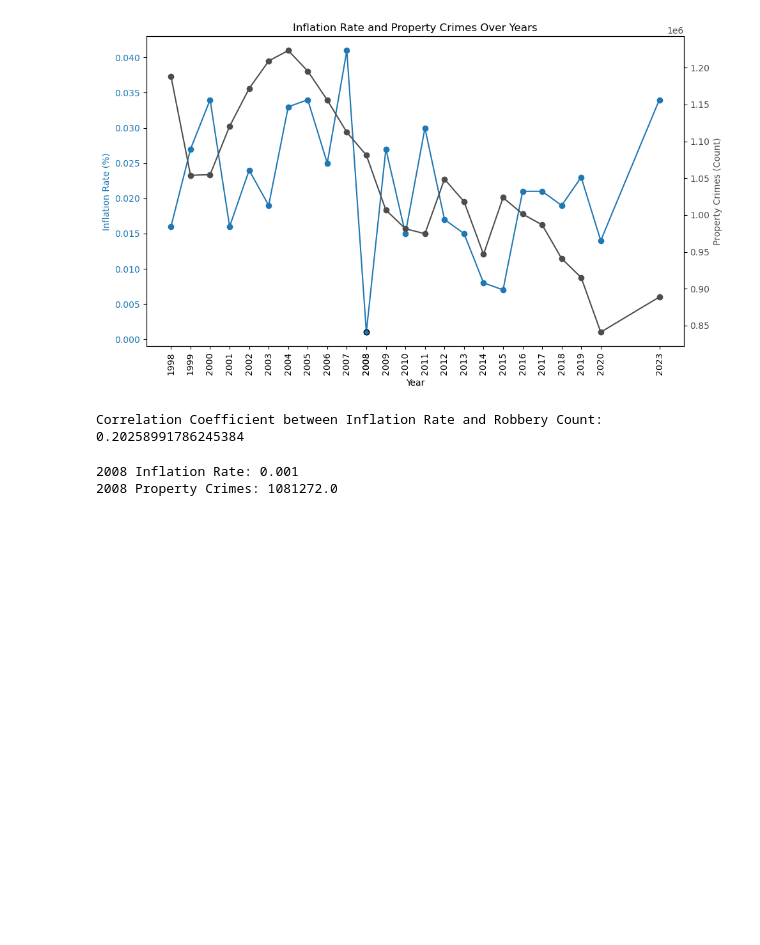
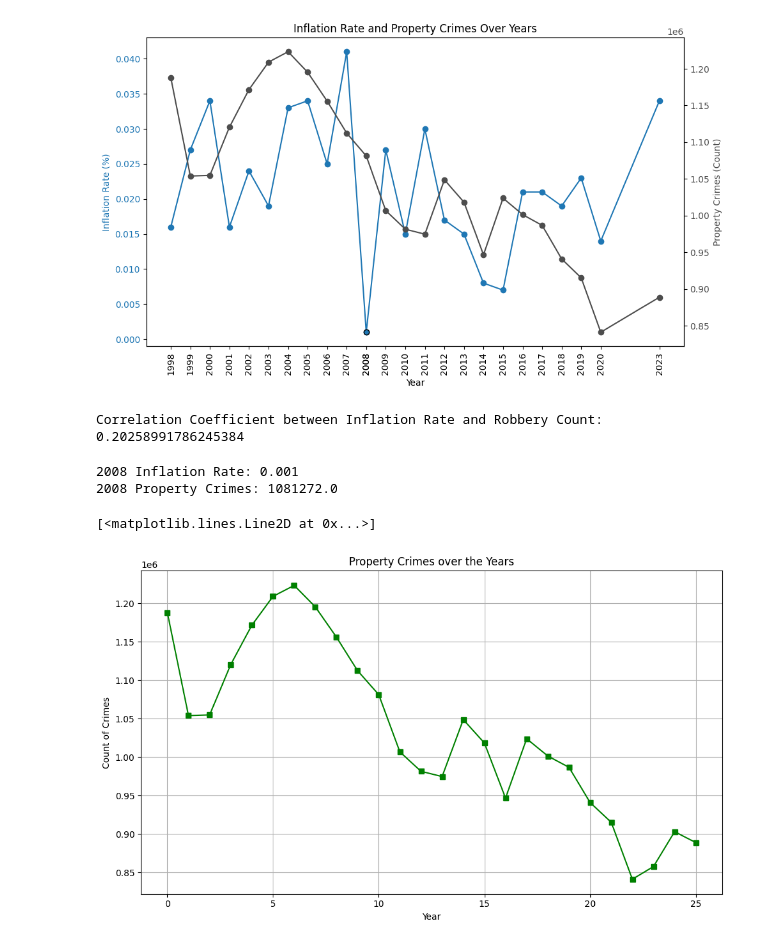
Before and after one commit to EdGonz44/Crime-Chronicles-Inflation-in-the-Golden-State, a Jupyter notebook: group_project/VisualizationData.ipynb, the cells around one changed output. Cells and saved outputs as stored; diff of their text form; code cells hidden in the pictures; blank space fills up the shorter version.

```diff
--- a/group_project/VisualizationData.ipynb
+++ b/group_project/VisualizationData.ipynb
@@ -672,3 +674,15 @@ else:
 # %% [output]
 2008 Inflation Rate: 0.001
 2008 Property Crimes: 1081272.0
+# %%
+plt.figure(figsize=(10, 6))  # Adjust the figure size if needed
+plt.xlabel("Year")
+plt.ylabel("Count of Crimes")
+plt.title("Property Crimes over the Years")
+
+plt.grid()
+plt.tight_layout()
+plt.plot(df.index, df['Property Crimes'], marker='s', linestyle='-', color='g', label='Property Crimes')
+# %% [output]
+[<matplotlib.lines.Line2D at 0x...>]
+[figure, added]
```
Also changed, not shown: parts of 10 cells of this notebook.
